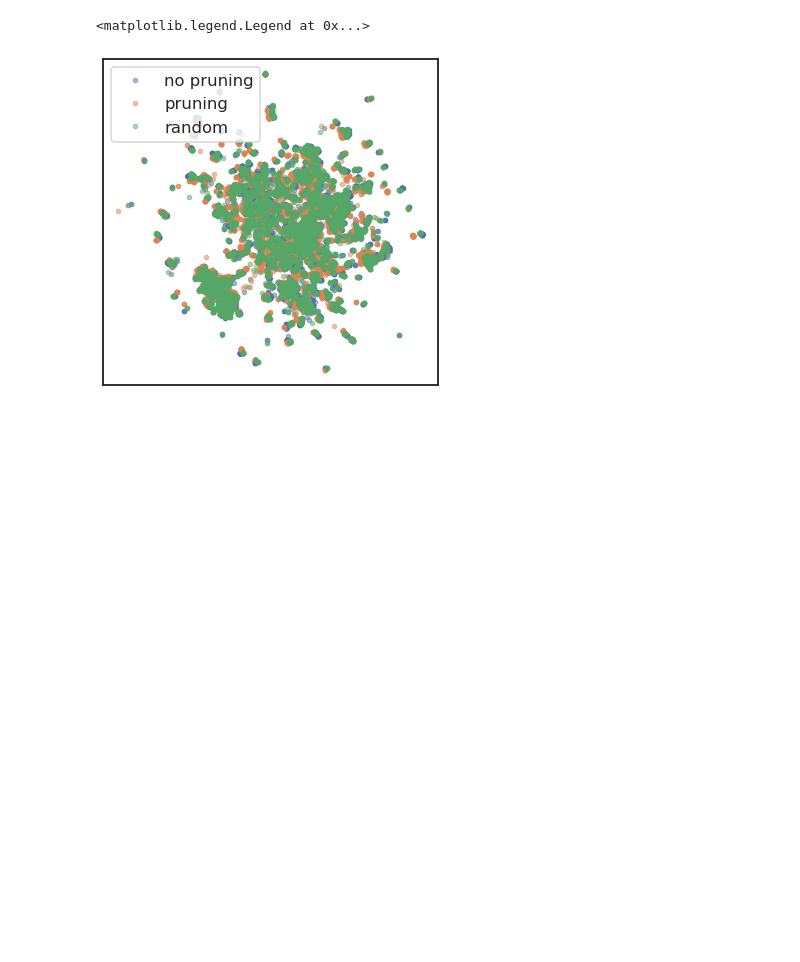
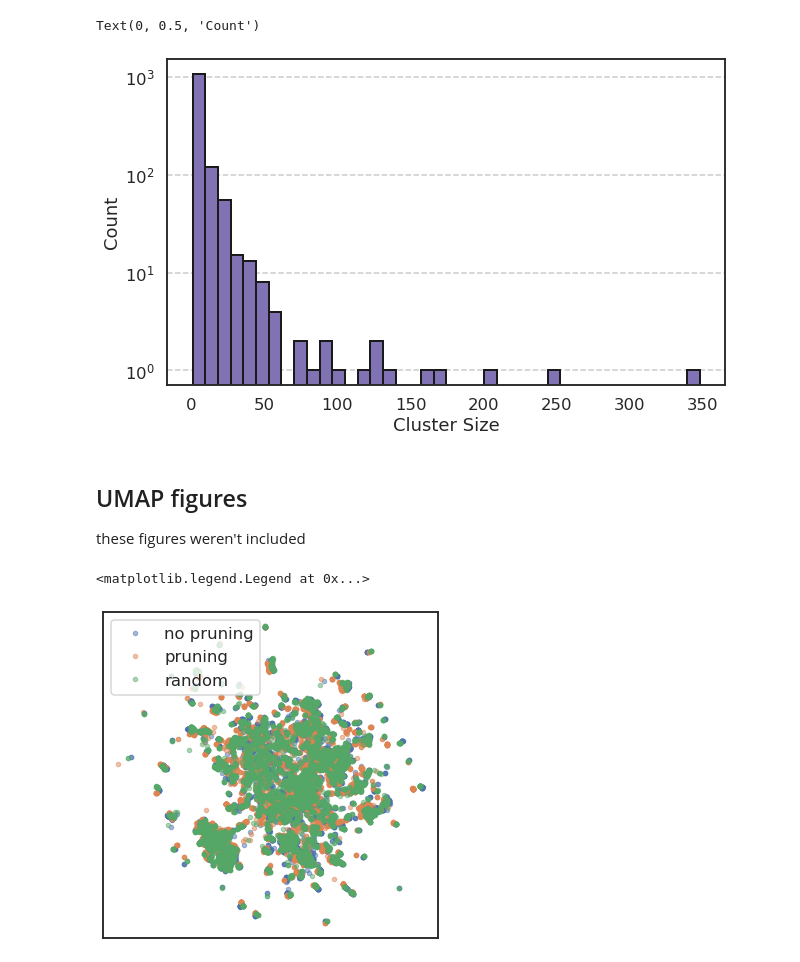
Before and after one commit to coleygroup/molpal, a Jupyter notebook: notebooks/ampc-si.ipynb, the cells around one changed output. Drawn from its saved outputs; the diff is of its cells as text; code cells hidden in the pictures; blank space fills up the shorter version.

```diff
--- a/notebooks/ampc-si.ipynb
+++ b/notebooks/ampc-si.ipynb
@@ -246 +215,15 @@ TypeError: unsupported operand type(s) for /: 'PosixPath' and 'float'
+# %%
+fig, ax = plt.subplots(1, 1, figsize=(10, 6))
+
+s = np.array([len(c) for c in clusters])
+ax.hist(s, 40, color="m", linewidth=2, edgecolor="k")
+
+ax.set_yscale("log")
+ax.grid(axis="y", ls="--")
+
+ax.set_xlabel("Cluster Size")
+ax.set_ylabel("Count")
+# %% [output]
+Text(0, 0.5, 'Count')
+[figure, added]
 # %%
@@ -249,0 +231,4 @@ fig.savefig("../figures/ampc-clusters-004-10k.png", dpi=400, bbox_inches="tight"
+# %% [markdown]
+## UMAP figures
+
+these figures weren't included
```
Also changed, not shown: parts of 16 cells of this notebook, 2 other files.
